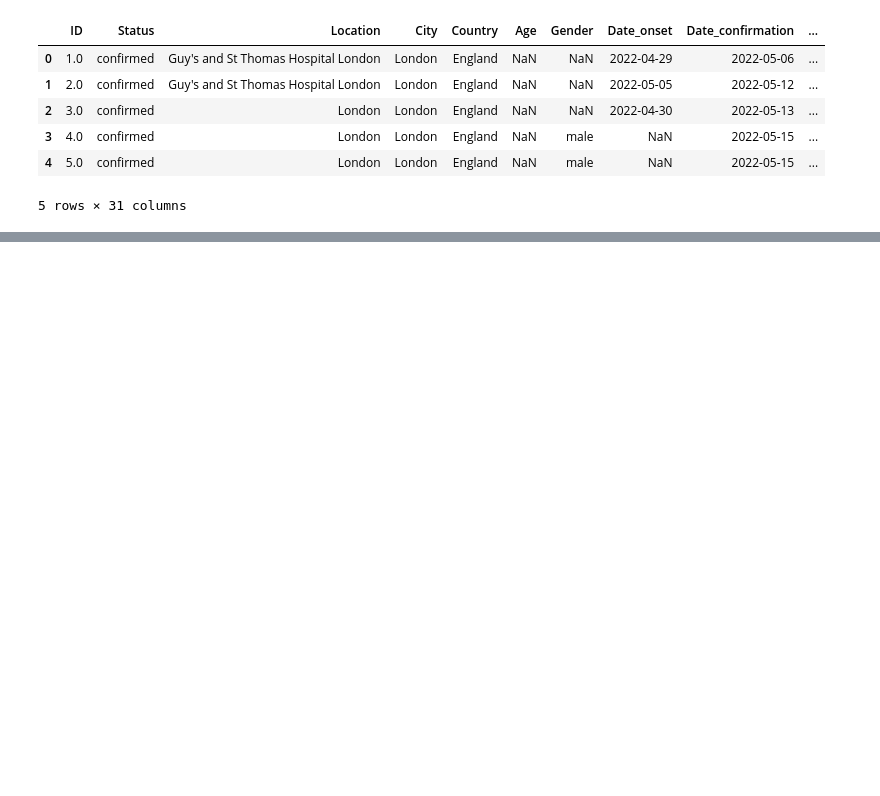
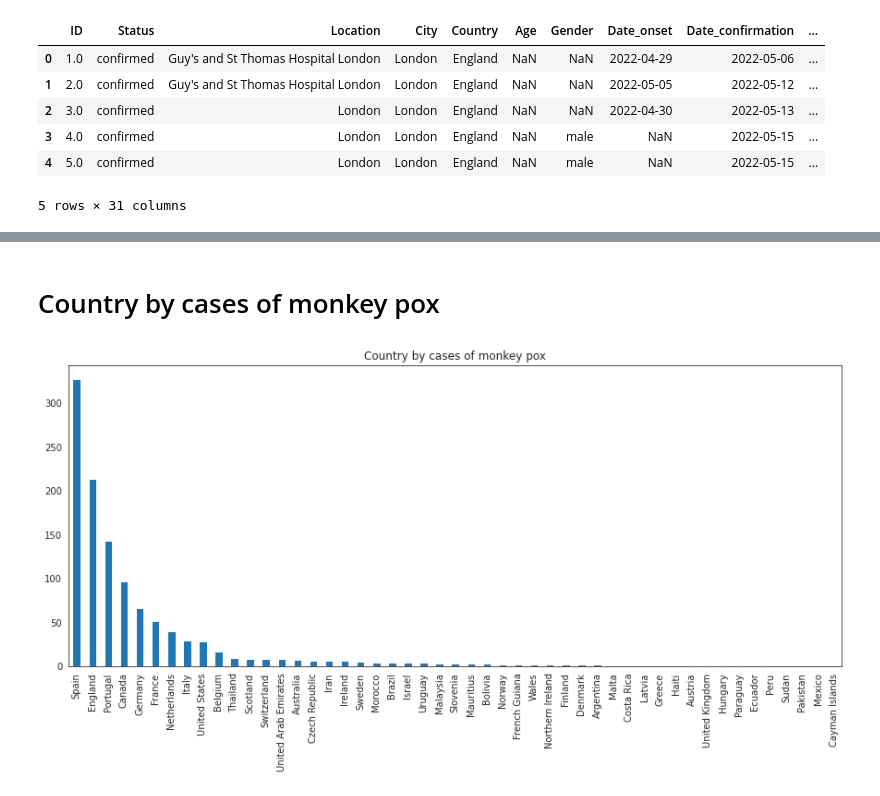
Before and after one commit to godwinnwalozie/Monkeypox-Outbreak-Year-2022-Data-Analysis, a Jupyter notebook: monkey_pox.ipynb, the cells around one changed output, grey strips where cells are left out. Drawn from its saved outputs; the diff is of its cells as text; code cells hidden in the pictures; blank space fills up the shorter version.

```diff
--- a/monkey_pox.ipynb
+++ b/monkey_pox.ipynb
@@ -23,0 +73,5 @@ mp.head()
+# %%
+
+# Cases By Countries
+country_cases = mp.Country.value_counts()
+country_cases[:10]
@@ -23,0 +90,8 @@ mp.head()
+# %% [markdown]
+# Country by cases of monkey pox
+# %%
+fig,ax = plt.subplots(figsize = (15, 6))
+country_cases.plot(kind = 'bar'),
+ax.set(title = 'Country by cases of monkey pox');
+# %% [output]
+[figure, added]
```
Also changed, not shown: parts of 14 cells of this notebook.
